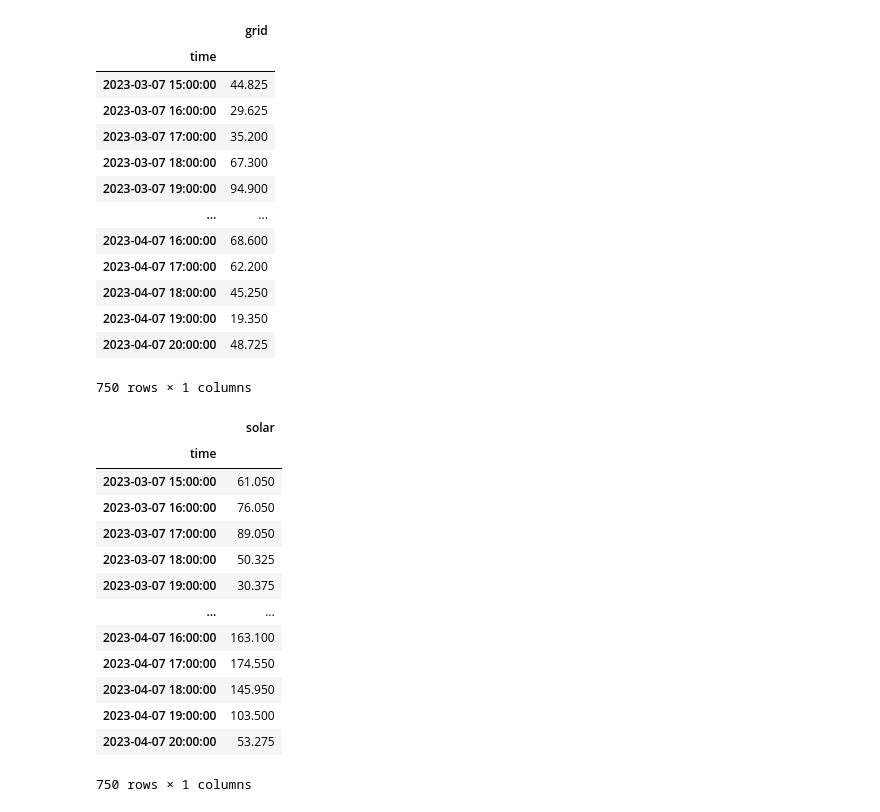
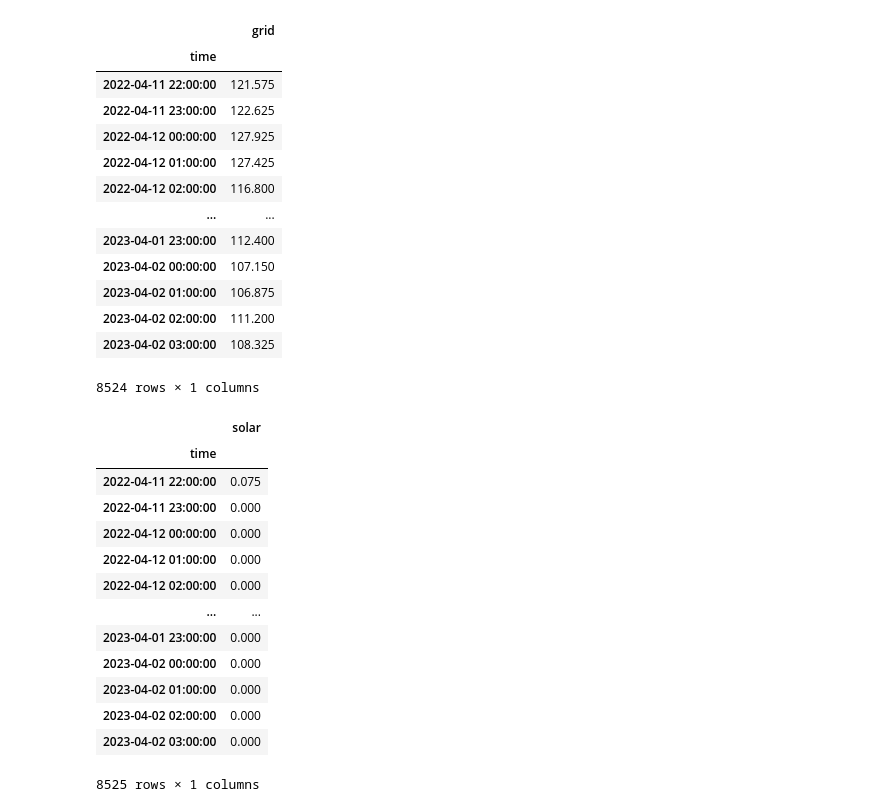
Before and after one commit to thereidfleish/ORIE-3120-Final-Project, a Jupyter notebook: Reid - Solar/solar.ipynb, the cells around one changed output. Cells and saved outputs as stored; diff of their text form; code cells hidden in the pictures.

```diff
--- a/Reid - Solar/solar.ipynb
+++ b/Reid - Solar/solar.ipynb
@@ -8,6 +9,6 @@ import statsmodels.api as sm
 # %%
-# raw = pd.read_csv("ganedago_noagg.csv")
-raw = pd.read_csv("ganedago_hourlyagg.csv")
+# raw = pd.read_csv("ganedago_hourlyagg.csv")
+raw = pd.read_csv("snee_hourlyagg.csv")
 raw
 # %% [output]
 |  | name | slottime_GMT | slottype | slotavg | pointTitle |
@@ -60,42 +61,52 @@ weather
 # %%
-grid = raw[["slottime_GMT", "slotavg"]][raw["pointTitle"] == "Building Electric"]
+grid = raw[["slottime_GMT", "slotavg"]][raw["pointTitle"] == "Electric"]
 grid.columns = ["time", "grid"]
 grid = grid.set_index("time")
 display(grid)
 
-solar = raw[["slottime_GMT", "slotavg"]][raw["pointTitle"] == "Solar Generation meter"]
+solar = raw[["slottime_GMT", "slotavg"]][raw["pointTitle"] == "Photovoltaic Power Production"]
 solar.columns = ["time", "solar"]
 solar = solar.set_index("time")
 display(solar)
+
+# grid = raw[["slottime_GMT", "slotavg"]][raw["pointTitle"] == "Building Electric"]
+# grid.columns = ["time", "grid"]
+# grid = grid.set_index("time")
+# display(grid)
+
+# solar = raw[["slottime_GMT", "slotavg"]][raw["pointTitle"] == "Solar Generation meter"]
+# solar.columns = ["time", "solar"]
+# solar = solar.set_index("time")
+# display(solar)
 # %% [output]
 |  | grid |
 | time |  |
-| 2023-03-07 15:00:00 | 44.825 |
-| 2023-03-07 16:00:00 | 29.625 |
-| 2023-03-07 17:00:00 | 35.200 |
-| 2023-03-07 18:00:00 | 67.300 |
-| 2023-03-07 19:00:00 | 94.900 |
+| 2022-04-11 22:00:00 | 121.575 |
+| 2022-04-11 23:00:00 | 122.625 |
+| 2022-04-12 00:00:00 | 127.925 |
+| 2022-04-12 01:00:00 | 127.425 |
+| 2022-04-12 02:00:00 | 116.800 |
 | ... | ... |
-| 2023-04-07 16:00:00 | 68.600 |
-| 2023-04-07 17:00:00 | 62.200 |
-| 2023-04-07 18:00:00 | 45.250 |
-| 2023-04-07 19:00:00 | 19.350 |
-| 2023-04-07 20:00:00 | 48.725 |
+| 2023-04-01 23:00:00 | 112.400 |
+| 2023-04-02 00:00:00 | 107.150 |
+| 2023-04-02 01:00:00 | 106.875 |
+| 2023-04-02 02:00:00 | 111.200 |
+| 2023-04-02 03:00:00 | 108.325 |
-750 rows × 1 columns
+8524 rows × 1 columns
 |  | solar |
 | time |  |
-| 2023-03-07 15:00:00 | 61.050 |
-| 2023-03-07 16:00:00 | 76.050 |
-| 2023-03-07 17:00:00 | 89.050 |
-| 2023-03-07 18:00:00 | 50.325 |
-| 2023-03-07 19:00:00 | 30.375 |
+| 2022-04-11 22:00:00 | 0.075 |
+| 2022-04-11 23:00:00 | 0.000 |
+| 2022-04-12 00:00:00 | 0.000 |
+| 2022-04-12 01:00:00 | 0.000 |
+| 2022-04-12 02:00:00 | 0.000 |
 | ... | ... |
-| 2023-04-07 16:00:00 | 163.100 |
-| 2023-04-07 17:00:00 | 174.550 |
-| 2023-04-07 18:00:00 | 145.950 |
-| 2023-04-07 19:00:00 | 103.500 |
-| 2023-04-07 20:00:00 | 53.275 |
+| 2023-04-01 23:00:00 | 0.000 |
+| 2023-04-02 00:00:00 | 0.000 |
+| 2023-04-02 01:00:00 | 0.000 |
+| 2023-04-02 02:00:00 | 0.000 |
+| 2023-04-02 03:00:00 | 0.000 |
-750 rows × 1 columns
+8525 rows × 1 columns
 # %%
 df = grid.join(solar, on="time", how="inner").reset_index()
 # df = pd.concat([grid, solar], axis=1, join="inner").reset_index()
```
Also changed, not shown: parts of 14 cells of this notebook, 2 other files.
